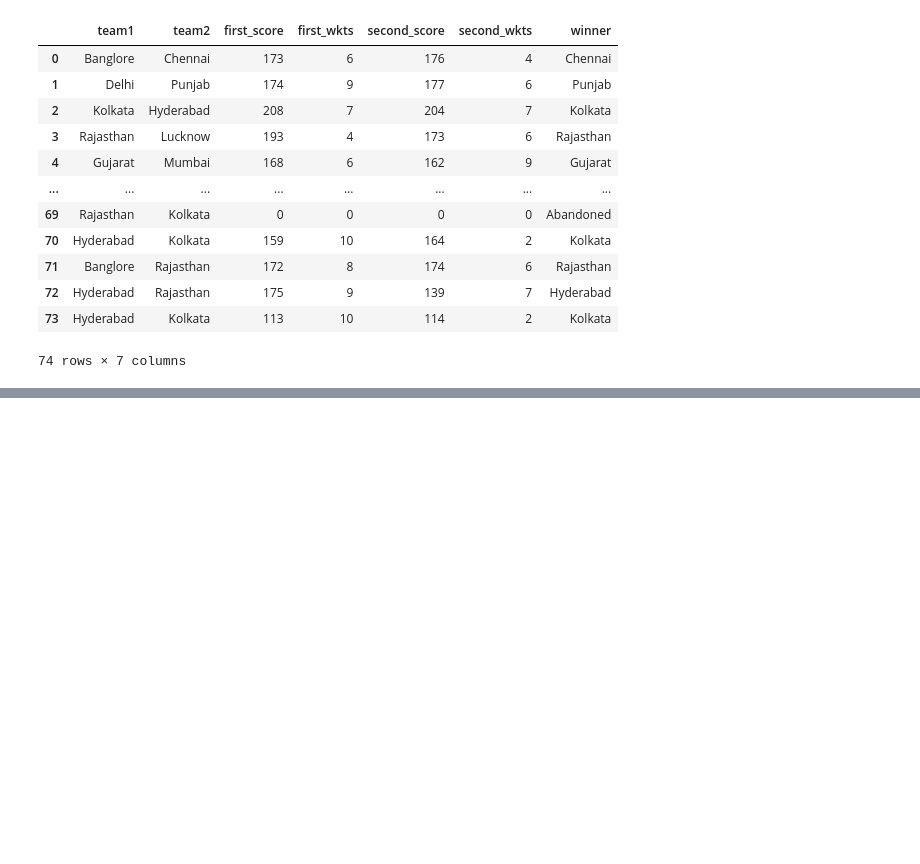
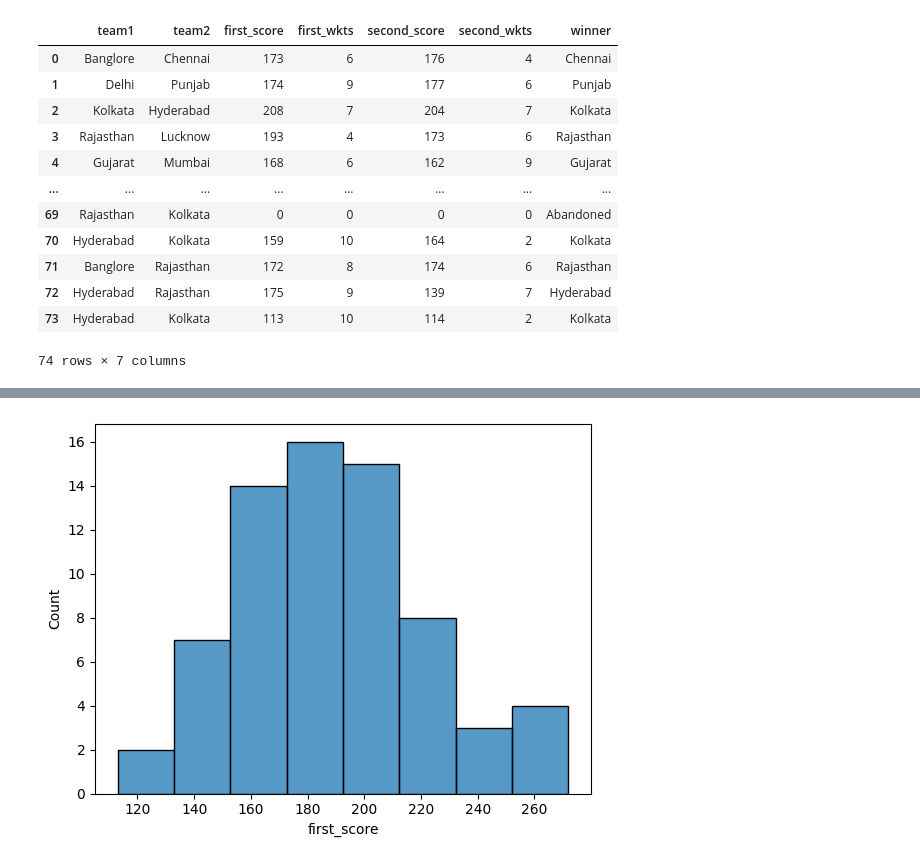
Before and after one commit to yharshityadav/IPL-Machine-Learning-Model, a Jupyter notebook: IPL.ipynb, the cells around one changed output, grey strips where cells are left out. Cells and saved outputs as stored; diff of their text form; code cells hidden in the pictures; blank space fills up the shorter version.

```diff
--- a/IPL.ipynb
+++ b/IPL.ipynb
@@ -126,0 +119,5 @@ plt.show()
+# %%
+sns.histplot(x='first_score',data=df)
+plt.show()
+# %% [output]
+[figure, added]
```
Also changed, not shown: parts of 11 cells of this notebook.
